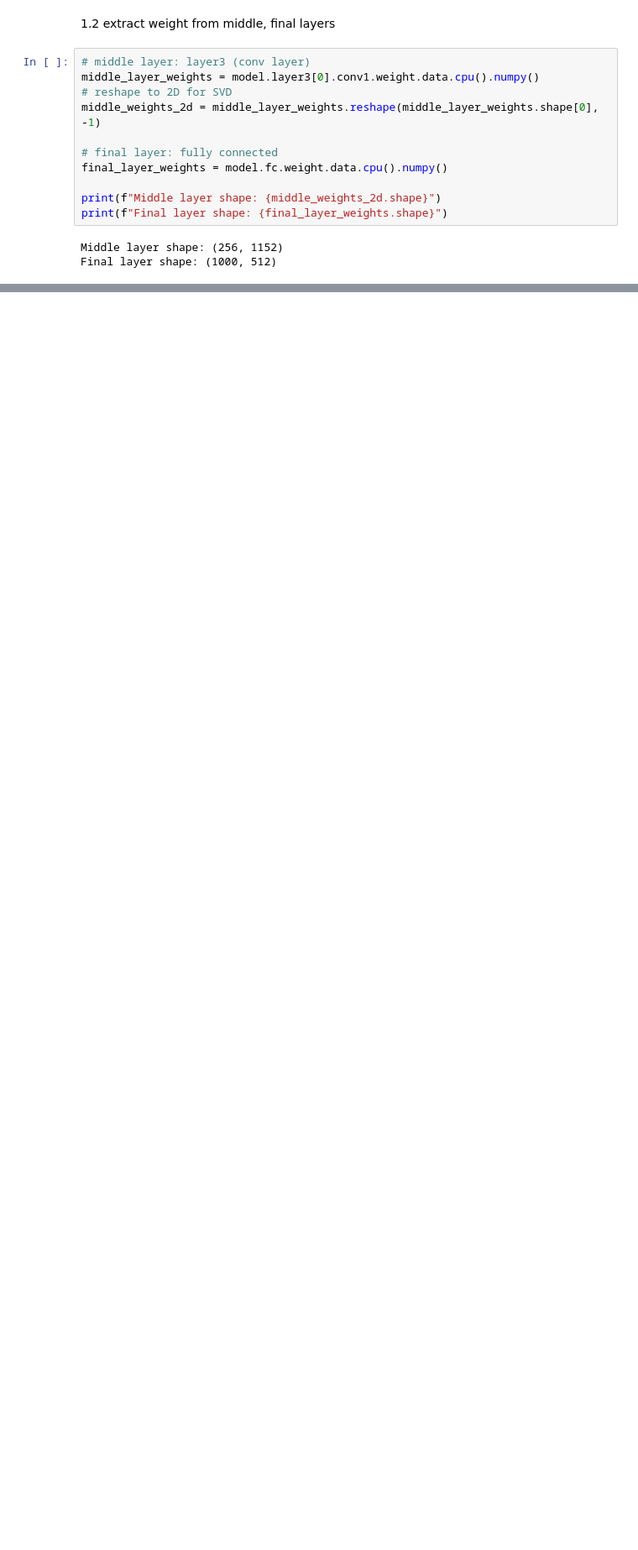
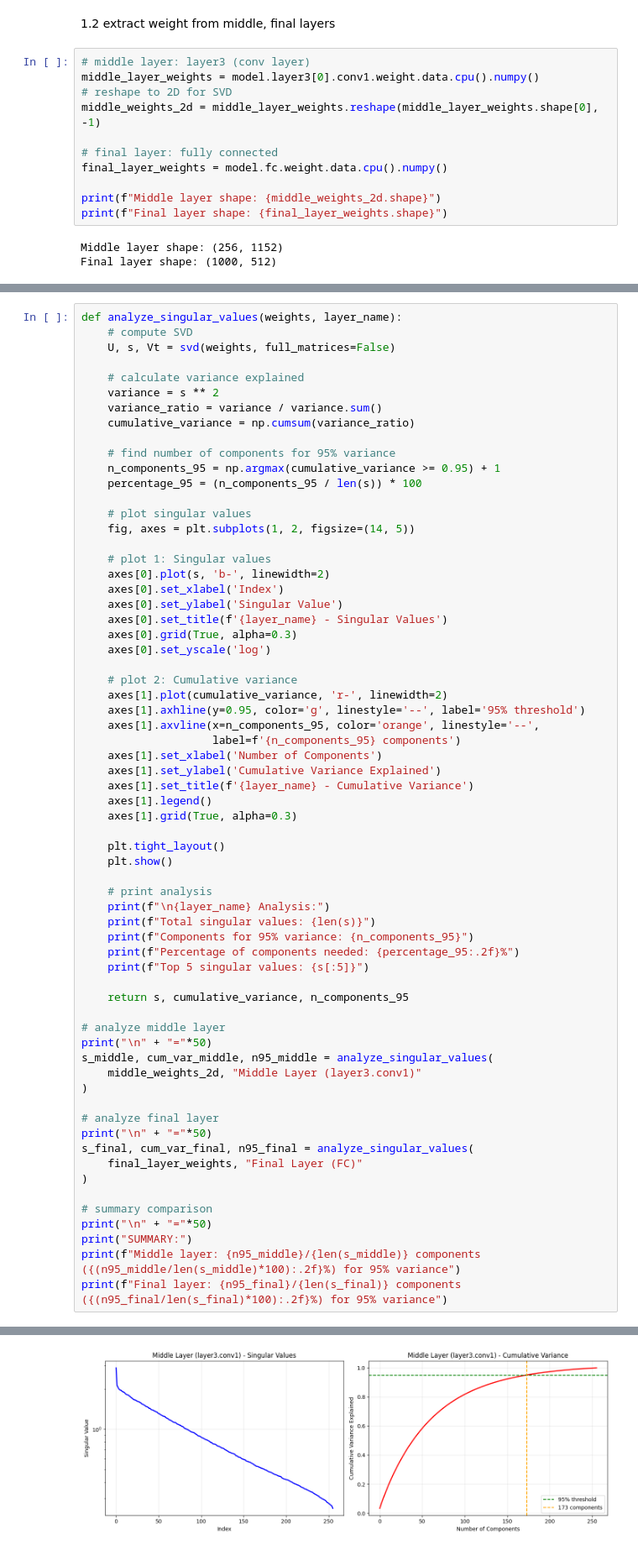
Before and after one commit to nazaninzareirad/computational_data_mining_2025, a Jupyter notebook: Untitled11.ipynb, the cells around one changed output, grey strips where cells are left out. Shown at 84% size. Drawn from its saved outputs; the diff is of its cells as text; blank space fills up the shorter version.

Commit message:
plotted singular value graphs

```diff
--- a/Untitled11.ipynb
+++ b/Untitled11.ipynb
@@ -52,0 +55,66 @@ Final layer shape: (1000, 512)
+# %%
+def analyze_singular_values(weights, layer_name):
+    # compute SVD
+    U, s, Vt = svd(weights, full_matrices=False)
+
+    # calculate variance explained
+    variance = s ** 2
+    variance_ratio = variance / variance.sum()
+    cumulative_variance = np.cumsum(variance_ratio)
+
+    # find number of components for 95% variance
+    n_components_95 = np.argmax(cumulative_variance >= 0.95) + 1
+    percentage_95 = (n_components_95 / len(s)) * 100
+
+    # plot singular values
+    fig, axes = plt.subplots(1, 2, figsize=(14, 5))
+
+    # plot 1: Singular values
+    axes[0].plot(s, 'b-', linewidth=2)
+    axes[0].set_xlabel('Index')
+    axes[0].set_ylabel('Singular Value')
+    axes[0].set_title(f'{layer_name} - Singular Values')
+    axes[0].grid(True, alpha=0.3)
+    axes[0].set_yscale('log')
+
+    # plot 2: Cumulative variance
+    axes[1].plot(cumulative_variance, 'r-', linewidth=2)
+    axes[1].axhline(y=0.95, color='g', linestyle='--', label='95% threshold')
+    axes[1].axvline(x=n_components_95, color='orange', linestyle='--',
+                    label=f'{n_components_95} components')
+    axes[1].set_xlabel('Number of Components')
+    axes[1].set_ylabel('Cumulative Variance Explained')
+    axes[1].set_title(f'{layer_name} - Cumulative Variance')
+    axes[1].legend()
+    axes[1].grid(True, alpha=0.3)
+
+    plt.tight_layout()
+    plt.show()
+
+    # print analysis
+    print(f"\n{layer_name} Analysis:")
+    print(f"Total singular values: {len(s)}")
+    print(f"Components for 95% variance: {n_components_95}")
+    print(f"Percentage of components needed: {percentage_95:.2f}%")
+    print(f"Top 5 singular values: {s[:5]}")
+
+    return s, cumulative_variance, n_components_95
+
+# analyze middle layer
+print("\n" + "="*50)
+s_middle, cum_var_middle, n95_middle = analyze_singular_values(
+    middle_weights_2d, "Middle Layer (layer3.conv1)"
+)
+
+# analyze final layer
+print("\n" + "="*50)
+s_final, cum_var_final, n95_final = analyze_singular_values(
+    final_layer_weights, "Final Layer (FC)"
+)
+
+# summary comparison
+print("\n" + "="*50)
+print("SUMMARY:")
+print(f"Middle layer: {n95_middle}/{len(s_middle)} components ({(n95_middle/len(s_middle)*100):.2f}%) for 95% variance")
+print(f"Final layer: {n95_final}/{len(s_final)} components ({(n95_final/len(s_final)*100):.2f}%) for 95% variance")
+# %% [output]
@@ -52,0 +122 @@ Final layer shape: (1000, 512)
+[figure, added]
```
Also changed, not shown: parts of 2 cells of this notebook.
